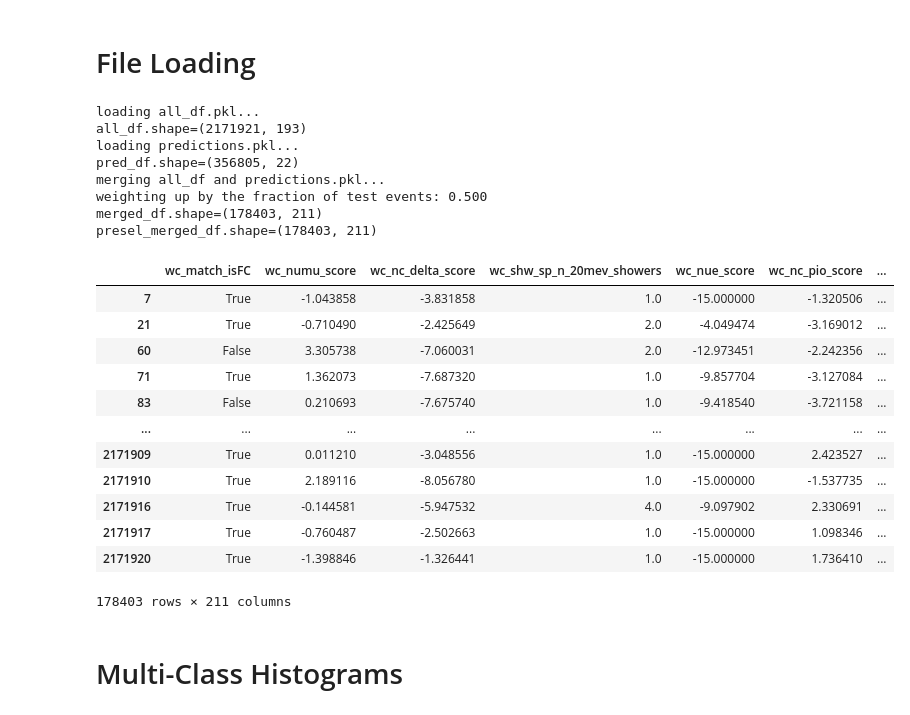
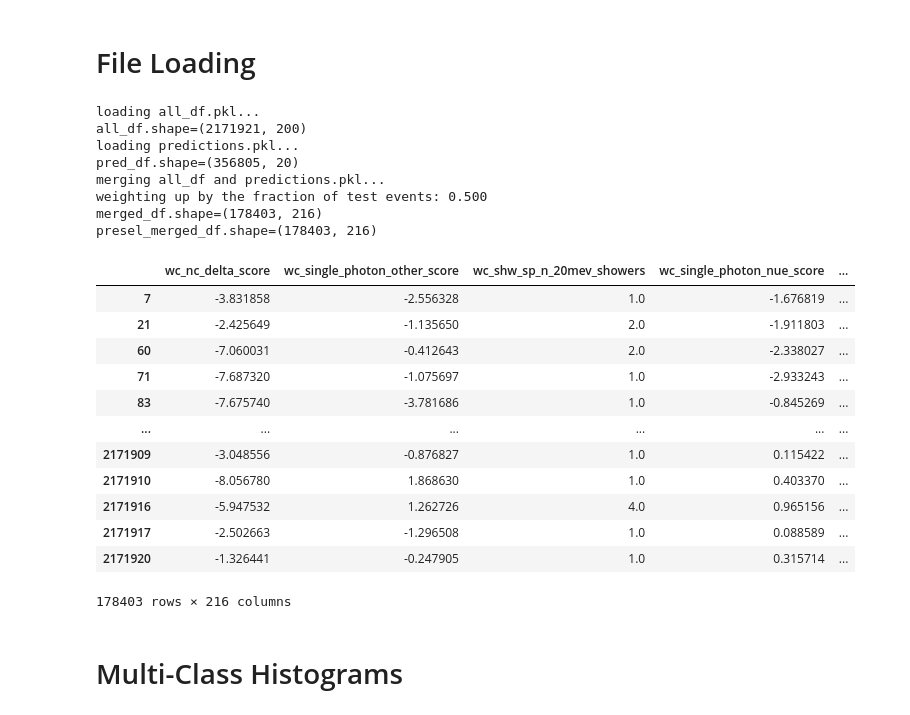
Before and after one commit to leehagaman/uboone_ngem, a Jupyter notebook: ipynb_notebooks/multiclass_histograms.ipynb, the cells around one changed output. Cells and saved outputs as stored; diff of their text form; code cells hidden in the pictures.

```diff
--- a/ipynb_notebooks/multiclass_histograms.ipynb
+++ b/ipynb_notebooks/multiclass_histograms.ipynb
@@ -17,9 +17,11 @@ from src.file_locations import intermediate_files_location
 # %% [markdown]
 # File Loading
 # %%
-#training = "first_combined_training"
+training = "first_combined_training"
 #training = "first_wc_training"
-training = "first_lantern_training"
+#training = "first_lantern_training"
+
+training = "first_combined_physics_training"
 # %%
 print("loading all_df.pkl...")
 with open(f"{intermediate_files_location}/all_df.pkl", "rb") as f:
@@ -36,56 +38,59 @@ print("merging all_df and predictions.pkl...")
 merged_df = pd.merge(all_df, pred_df, on=["filetype", "run", "subrun", "event"], how="left")
 
 sig_categories = topological_category_labels
+
+if "physics" in training:
+    sig_categories = physics_category_labels
 
 prob_categories = ["prob_" + cat for cat in sig_categories]
 
 for prob in prob_categories:
     merged_df[prob] = merged_df[prob].fillna(-1)
 
 num_train_events = len(merged_df.query("used_for_training == True"))
 num_test_events = len(merged_df.query("used_for_testing == True"))
 frac_test = num_test_events / (num_train_events + num_test_events)
 print(f"weighting up by the fraction of test events: {frac_test:.3f}")
 
 modified_net_weights = []
 used_for_testing = merged_df["used_for_testing"].to_numpy()
 wc_net_weights = merged_df["wc_net_weight"].to_numpy()
 for i in range(len(merged_df)):
     if used_for_testing[i]:
         modified_net_weights.append(wc_net_weights[i] / frac_test)
     else:
         modified_net_weights.append(wc_net_weights[i])
 merged_df["wc_net_weight"] = modified_net_weights
 
 merged_df = merged_df.query("used_for_testing == True")
 
 print(f"{merged_df.shape=}")
 presel_merged_df = merged_df.query("wc_kine_reco_Enu > 0 and wc_shw_sp_n_20mev_showers > 0")
 print(f"{presel_merged_df.shape=}")
 
 presel_merged_df
 # %% [output]
 loading all_df.pkl...
-all_df.shape=(2171921, 193)
+all_df.shape=(2171921, 200)
 loading predictions.pkl...
-pred_df.shape=(356805, 22)
+pred_df.shape=(356805, 20)
 merging all_df and predictions.pkl...
 weighting up by the fraction of test events: 0.500
-merged_df.shape=(178403, 211)
-presel_merged_df.shape=(178403, 211)
+merged_df.shape=(178403, 216)
+presel_merged_df.shape=(178403, 216)
-|  | wc_match_isFC | wc_numu_score | wc_nc_delta_score | wc_shw_sp_n_20mev_showers | wc_nue_score | wc_nc_pio_score | ... |
-| 7 | True | -1.043858 | -3.831858 | 1.0 | -15.000000 | -1.320506 | ... |
-| 21 | True | -0.710490 | -2.425649 | 2.0 | -4.049474 | -3.169012 | ... |
-| 60 | False | 3.305738 | -7.060031 | 2.0 | -12.973451 | -2.242356 | ... |
-| 71 | True | 1.362073 | -7.687320 | 1.0 | -9.857704 | -3.127084 | ... |
-| 83 | False | 0.210693 | -7.675740 | 1.0 | -9.418540 | -3.721158 | ... |
-| ... | ... | ... | ... | ... | ... | ... | ... |
-| 2171909 | True | 0.011210 | -3.048556 | 1.0 | -15.000000 | 2.423527 | ... |
-| 2171910 | True | 2.189116 | -8.056780 | 1.0 | -15.000000 | -1.537735 | ... |
-| 2171916 | True | -0.144581 | -5.947532 | 4.0 | -9.097902 | 2.330691 | ... |
-| 2171917 | True | -0.760487 | -2.502663 | 1.0 | -15.000000 | 1.098346 | ... |
-| 2171920 | True | -1.398846 | -1.326441 | 1.0 | -15.000000 | 1.736410 | ... |
+|  | wc_nc_delta_score | wc_single_photon_other_score | wc_shw_sp_n_20mev_showers | wc_single_photon_nue_score | ... |
+| 7 | -3.831858 | -2.556328 | 1.0 | -1.676819 | ... |
+| 21 | -2.425649 | -1.135650 | 2.0 | -1.911803 | ... |
+| 60 | -7.060031 | -0.412643 | 2.0 | -2.338027 | ... |
+| 71 | -7.687320 | -1.075697 | 1.0 | -2.933243 | ... |
+| 83 | -7.675740 | -3.781686 | 1.0 | -0.845269 | ... |
+| ... | ... | ... | ... | ... | ... |
+| 2171909 | -3.048556 | -0.876827 | 1.0 | 0.115422 | ... |
+| 2171910 | -8.056780 | 1.868630 | 1.0 | 0.403370 | ... |
+| 2171916 | -5.947532 | 1.262726 | 4.0 | 0.965156 | ... |
+| 2171917 | -2.502663 | -1.296508 | 1.0 | 0.088589 | ... |
+| 2171920 | -1.326441 | -0.247905 | 1.0 | 0.315714 | ... |
-178403 rows × 211 columns
+178403 rows × 216 columns
 # %%
 probs_2d_arr = presel_merged_df[prob_categories].to_numpy()
 
```
Also changed, not shown: parts of 5 cells of this notebook, 4 other files.
